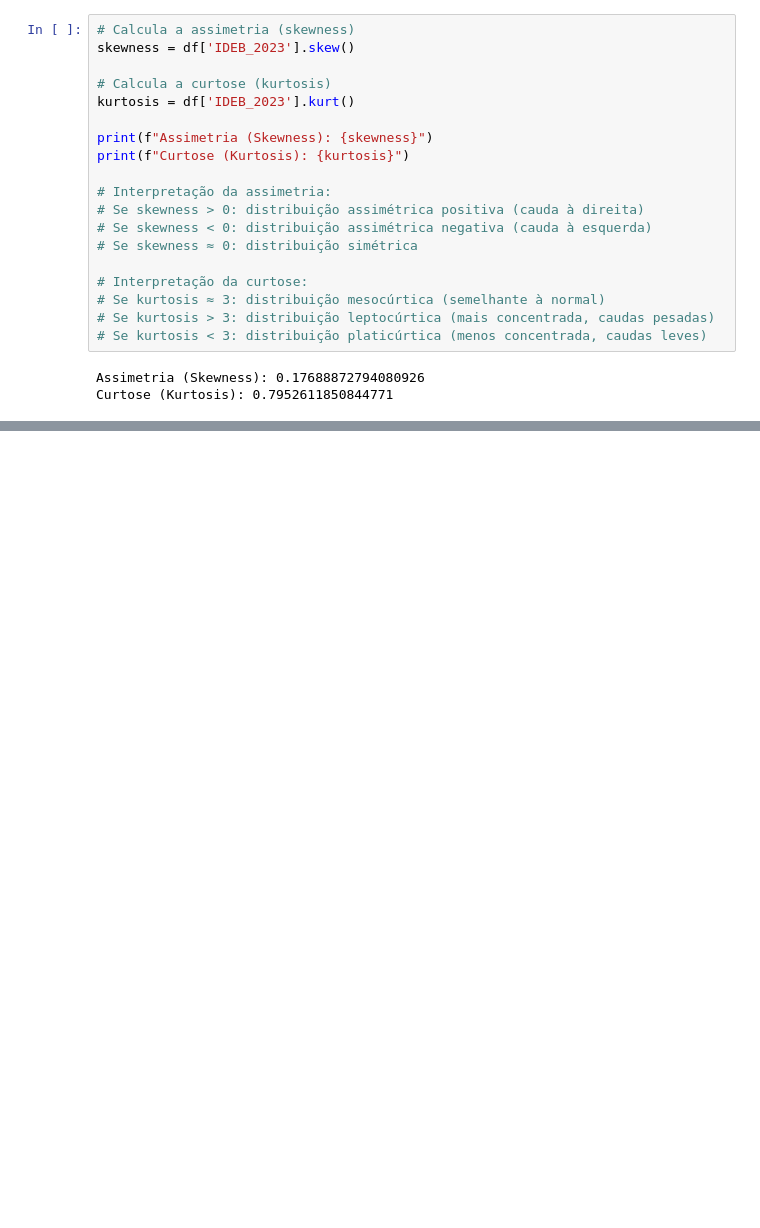
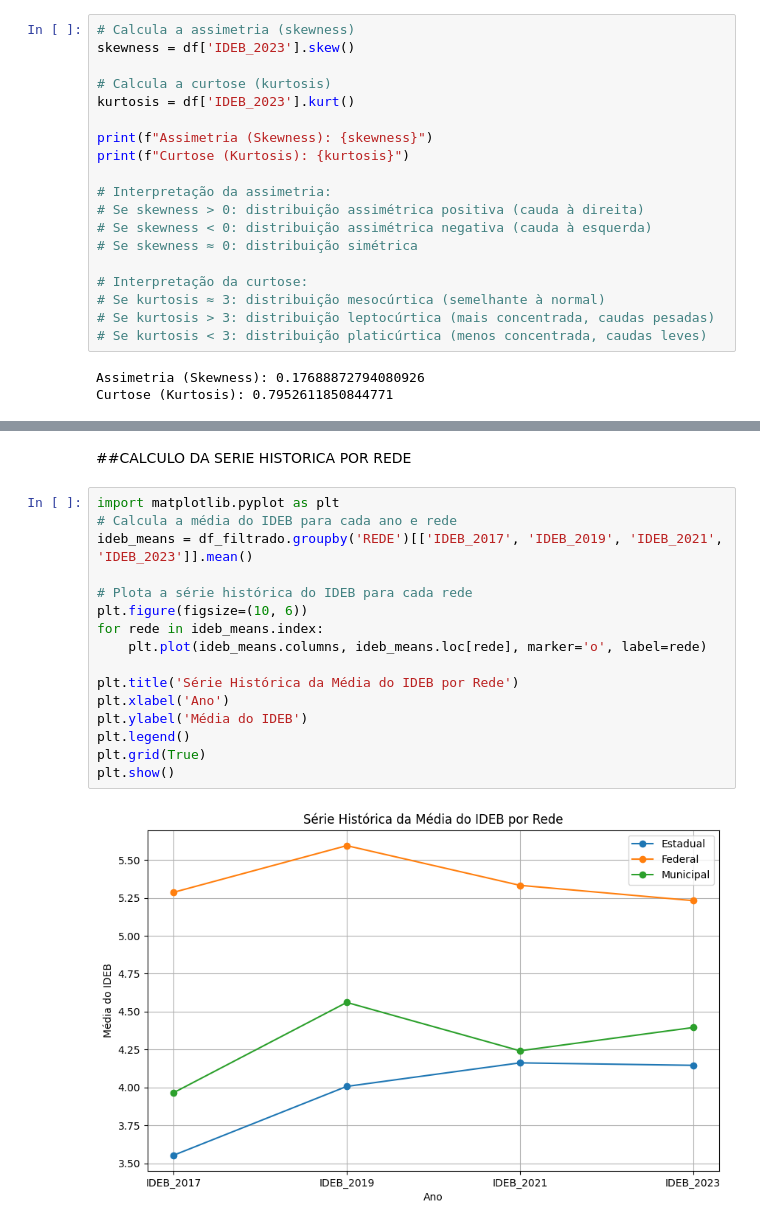
Before and after one commit to sebavassou/estatistica_descritiva, a Jupyter notebook: Trabalho_Final/Projeto_ED001.ipynb, the cells around one changed output, grey strips where cells are left out. Cells and saved outputs as stored; diff of their text form; blank space fills up the shorter version.

```diff
--- a/Trabalho_Final/Projeto_ED001.ipynb
+++ b/Trabalho_Final/Projeto_ED001.ipynb
@@ -246,0 +258,21 @@ plt.show()
+# %% [markdown]
+
+##CALCULO DA SERIE HISTORICA POR REDE
+# %%
+import matplotlib.pyplot as plt
+# Calcula a média do IDEB para cada ano e rede
+ideb_means = df_filtrado.groupby('REDE')[['IDEB_2017', 'IDEB_2019', 'IDEB_2021', 'IDEB_2023']].mean()
+
+# Plota a série histórica do IDEB para cada rede
+plt.figure(figsize=(10, 6))
+for rede in ideb_means.index:
+    plt.plot(ideb_means.columns, ideb_means.loc[rede], marker='o', label=rede)
+
+plt.title('Série Histórica da Média do IDEB por Rede')
+plt.xlabel('Ano')
+plt.ylabel('Média do IDEB')
+plt.legend()
+plt.grid(True)
+plt.show()
+# %% [output]
+[figure, added]
```
Also changed, not shown: parts of 2 cells of this notebook.
